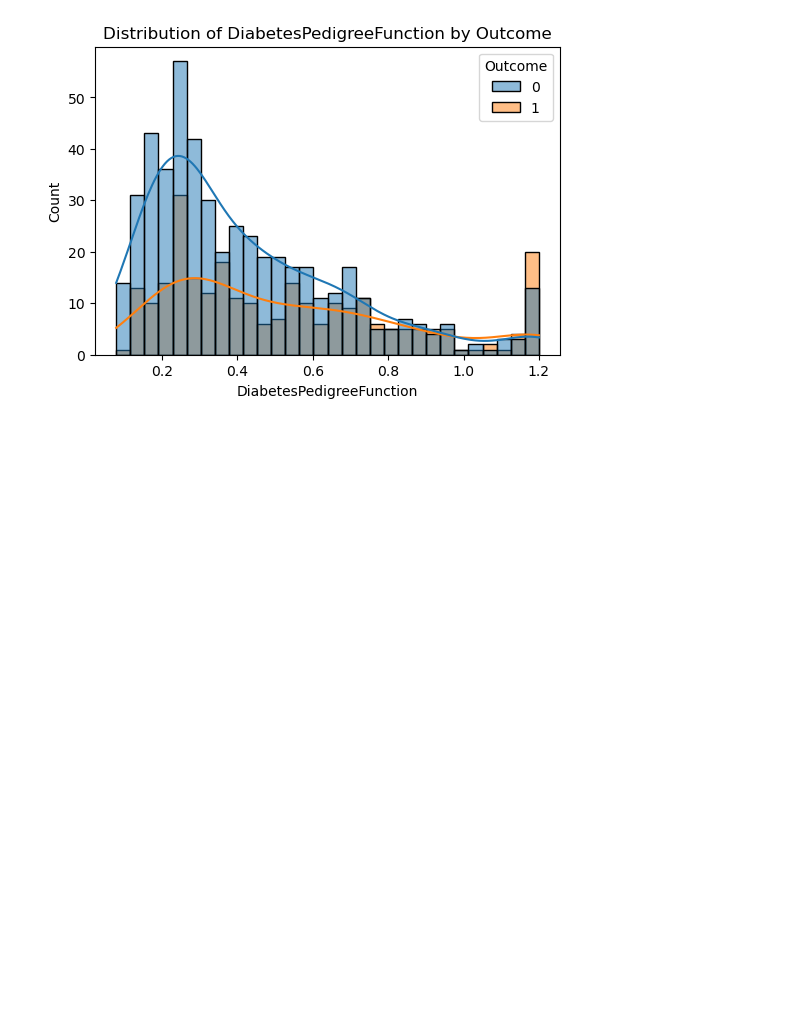
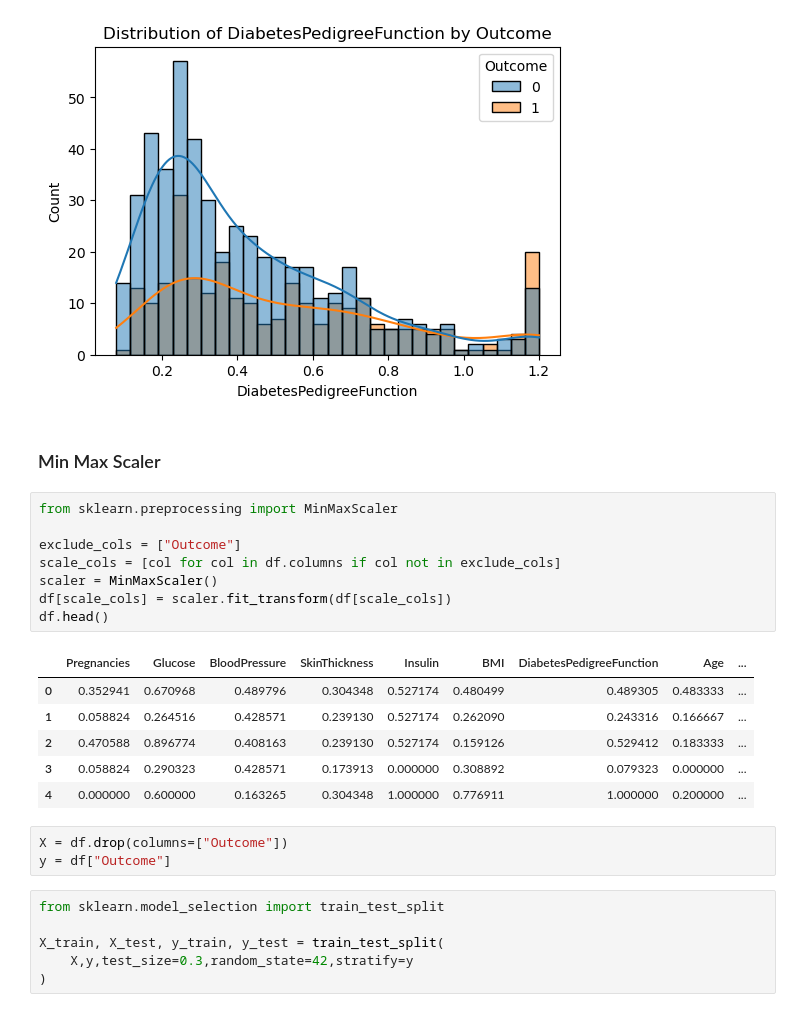
Before and after one commit to Bhavani-0728/MachineLearning, a Jupyter notebook: Logistic_Regression.ipynb, the cells around one changed output. Cells and saved outputs as stored; diff of their text form; blank space fills up the shorter version.

```diff
--- a/Logistic_Regression.ipynb
+++ b/Logistic_Regression.ipynb
@@ -391,3 +356,29 @@ for col in cols:
 [figure]
 [figure]
 [figure]
+# %% [markdown]
+### Min Max Scaler
+# %%
+from sklearn.preprocessing import MinMaxScaler
+
+exclude_cols = ["Outcome"]
+scale_cols = [col for col in df.columns if col not in exclude_cols]
+scaler = MinMaxScaler()
+df[scale_cols] = scaler.fit_transform(df[scale_cols])
+df.head()
+# %% [output]
+|  | Pregnancies | Glucose | BloodPressure | SkinThickness | Insulin | BMI | DiabetesPedigreeFunction | Age | ... |
+| 0 | 0.352941 | 0.670968 | 0.489796 | 0.304348 | 0.527174 | 0.480499 | 0.489305 | 0.483333 | ... |
+| 1 | 0.058824 | 0.264516 | 0.428571 | 0.239130 | 0.527174 | 0.262090 | 0.243316 | 0.166667 | ... |
+| 2 | 0.470588 | 0.896774 | 0.408163 | 0.239130 | 0.527174 | 0.159126 | 0.529412 | 0.183333 | ... |
+| 3 | 0.058824 | 0.290323 | 0.428571 | 0.173913 | 0.000000 | 0.308892 | 0.079323 | 0.000000 | ... |
+| 4 | 0.000000 | 0.600000 | 0.163265 | 0.304348 | 1.000000 | 0.776911 | 1.000000 | 0.200000 | ... |
+# %%
+X = df.drop(columns=["Outcome"])
+y = df["Outcome"]
+# %%
+from sklearn.model_selection import train_test_split
+
+X_train, X_test, y_train, y_test = train_test_split(
+    X,y,test_size=0.3,random_state=42,stratify=y
+)
```
Also changed, not shown: parts of 13 cells of this notebook.
